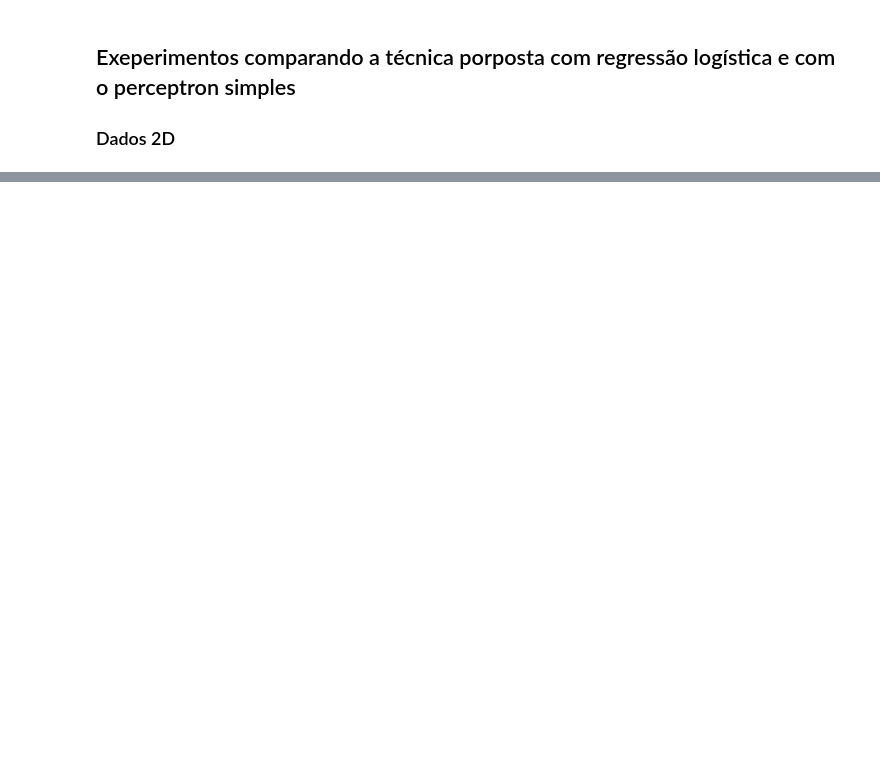
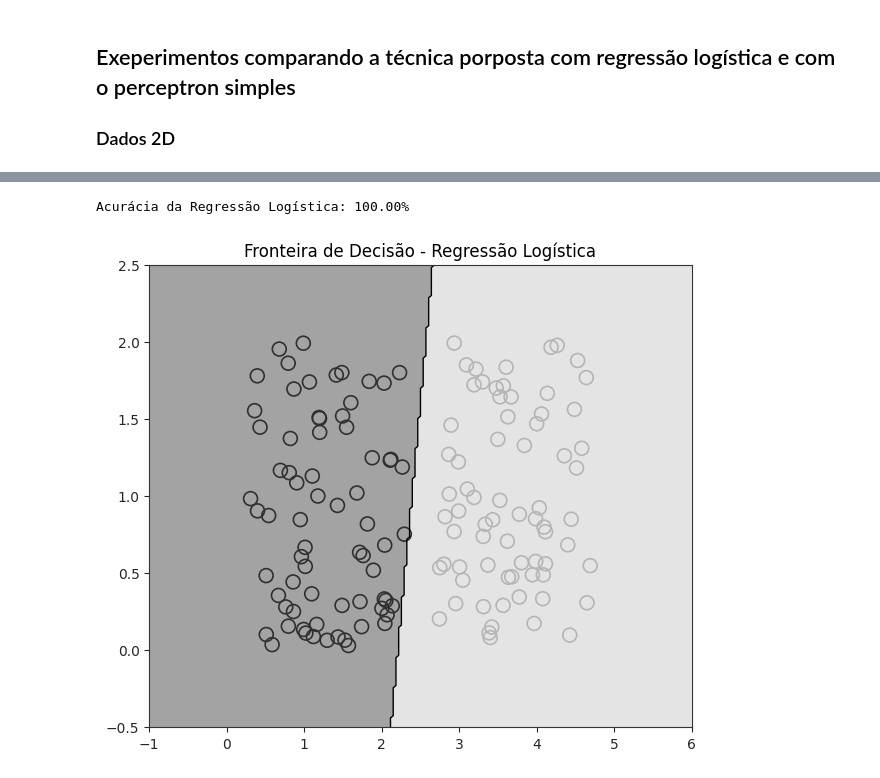
Before and after one commit to waks38/Redes-Neurais-Mestrado, a Jupyter notebook: Artigo1/Artigo 1.ipynb, the cells around one changed output, grey strips where cells are left out. Drawn from its saved outputs; the diff is of its cells as text; code cells hidden in the pictures; blank space fills up the shorter version.

```diff
--- a/Artigo1/Artigo 1.ipynb
+++ b/Artigo1/Artigo 1.ipynb
@@ -273,0 +364,30 @@ fig.savefig('decision_boundary_g1.png', dpi=300)
+# %%
+#Ajuste de regressão logística
+from sklearn.linear_model import LogisticRegression
+model = LogisticRegression(penalty=None, fit_intercept=True, max_iter=200)
+model.fit(x_train, y_train)
+y_pred_lr = model.predict(X_test)
+
+#Acurácia da regressão logística
+accuracy_lr = (y_pred_lr == y_test).mean()
+print(f'Acurácia da Regressão Logística: {accuracy_lr*100:.2f}%')
+
+#Plot da regiao de decisão
+xx, yy = np.meshgrid(np.linspace(-1,6,200), np.linspace(-0.5,2.5,200))
+grid = np.c_[xx.ravel(), yy.ravel()]
+Z = model.predict(grid).reshape(xx.shape)
+color_neg='#303030'; color_pos='#b5b5b5'; region_neg='#d9d9d9'; region_pos='#7d7d7d'
+fig, ax = plt.subplots(figsize=(7,6))
+ax.contourf(xx, yy, Z, levels=[-1,0,1], colors=[region_pos, region_neg], alpha=0.70, antialiased=True)
+ax.contour(xx, yy, Z, levels=[0], colors='k', linewidths=1.0)
+#ax.scatter(x_train[y_train==-1,0], x_train[y_train==-1,1], s=36, c='#505050', edgecolors='k', linewidths=0.4, label='Treino -1')
+#ax.scatter(x_train[y_train==1,0],  x_train[y_train==1,1],  s=36, c='#b5b5b5', edgecolors='k', linewidths=0.4, label='Treino +1')
+ax.scatter(X_test[y_test==-1,0], X_test[y_test==-1,1], s=100, facecolors='none', edgecolors='#303030', linewidths=1.2, label='Teste -1',marker='o')
+ax.scatter(X_test[y_test==1,0],  X_test[y_test==1,1], s=100, facecolors='none', edgecolors='#b5b5b5', linewidths=1.2, label='Teste +1',marker='o')
+ax.set_title('Fronteira de Decisão - Regressão Logística')
+
+#Salva o gráfico
+plt.savefig('decision_boundary_logistic_regression.png', dpi=300)
+# %% [output]
+Acurácia da Regressão Logística: 100.00%
+[figure, added]
```
Also changed, not shown: parts of 20 cells of this notebook, 5 other files.
